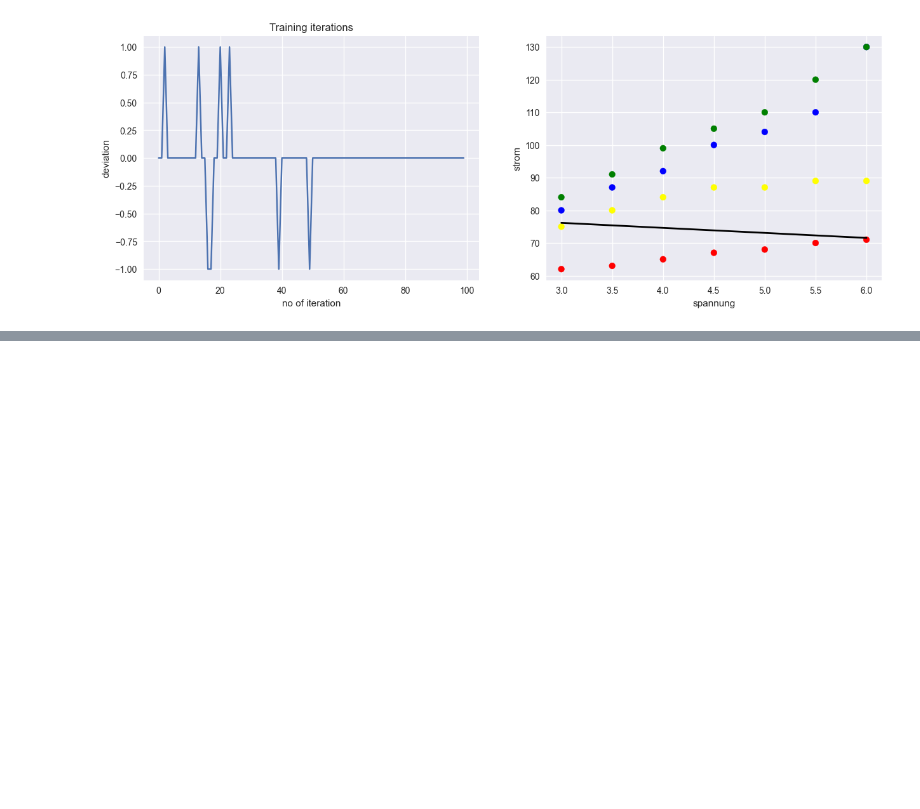
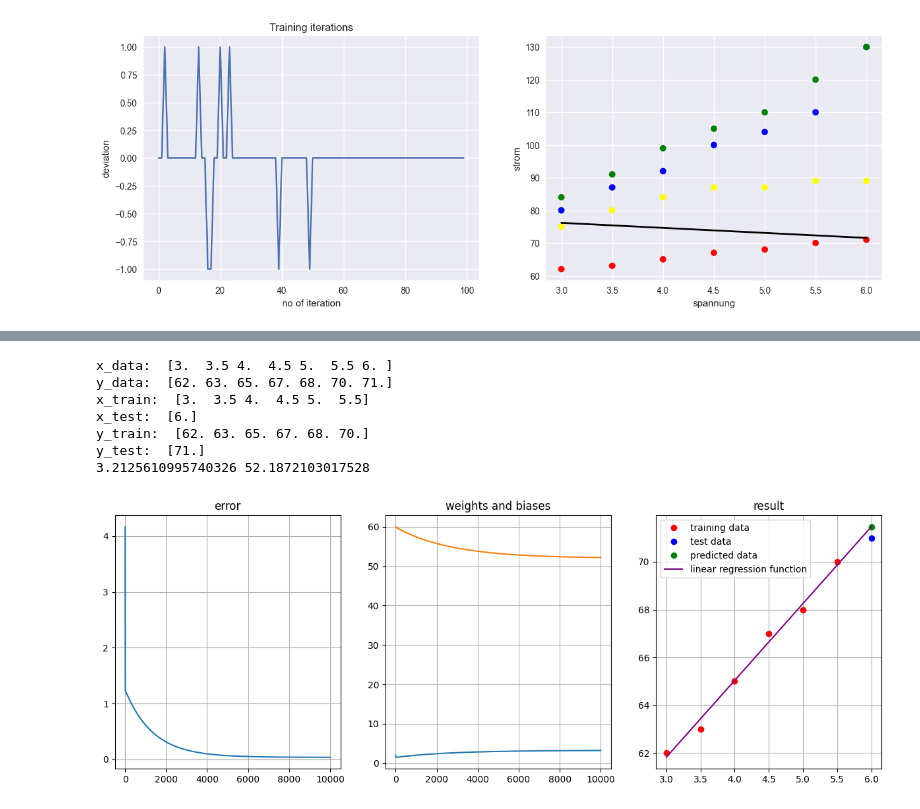
Before and after one commit to ArnoldIntelligence/KI-Vorlesung, a Jupyter notebook: notebooks/02-perzeptron.ipynb, the cells around one changed output, grey strips where cells are left out. Cells and saved outputs as stored; diff of their text form; code cells hidden in the pictures; blank space fills up the shorter version.

```diff
--- a/notebooks/02-perzeptron.ipynb
+++ b/notebooks/02-perzeptron.ipynb
@@ -1848,0 +1957,63 @@ file.close()
+# %%
+#|include: false
+
+import matplotlib.pyplot as plt
+
+x_data = spannung[classes == '1']
+y_data = strom[classes == '1']
+print('x_data: ', x_data)
+print('y_data: ',y_data)
+
+x_train = x_data[:-1]
+x_test = x_data[-1:]
+print('x_train: ',x_train)
+print('x_test: ',x_test)
+
+y_train = y_data[:-1]
+y_test = y_data[-1:]
+print('y_train: ',y_train)
+print('y_test: ',y_test)
+
+model = MyPerceptron()
+
+w = 2
+b = 60
+
+errors, weights, biases, w_final, b_final = model.fit(
+    10000, x_train, y_train, w, b, alpha=0.01
+)
+
+y_pred = model.predict(x_test, w_final, b_final)
+
+x_range_data = np.linspace(x_data.min(), x_data.max(), 100)
+y_pred_range = model.predict(x_range_data, w_final, b_final)
+
+print(weights[-1], biases[-1])
+
+fig, [ax1, ax2, ax3] = plt.subplots(1,3, figsize = (15,5))
+
+ax1.plot(errors)
+ax1.set_title('error')
+ax1.grid()
+
+ax2.plot(weights)
+ax2.plot(biases)
+ax2.set_title('weights and biases')
+ax2.grid()
+
+ax3.plot(x_train, y_train, 'o', c= 'red', label = 'training data')
+ax3.plot(x_test, y_test, 'o', c= 'blue', label = 'test data')
+ax3.plot(x_test, y_pred, 'o', c= 'green', label = 'predicted data')
+ax3.plot(x_range_data, y_pred_range, '-', c = 'purple', label = 'linear regression function')
+ax3.set_title('result')
+ax3.legend()
+ax3.grid()
+# %% [output]
+x_data:  [3.  3.5 4.  4.5 5.  5.5 6. ]
+y_data:  [62. 63. 65. 67. 68. 70. 71.]
+x_train:  [3.  3.5 4.  4.5 5.  5.5]
+x_test:  [6.]
+y_train:  [62. 63. 65. 67. 68. 70.]
+y_test:  [71.]
+3.2125610995740326 52.1872103017528
+[figure, added]
```
Also changed, not shown: parts of 33 cells of this notebook, 21 other files.
